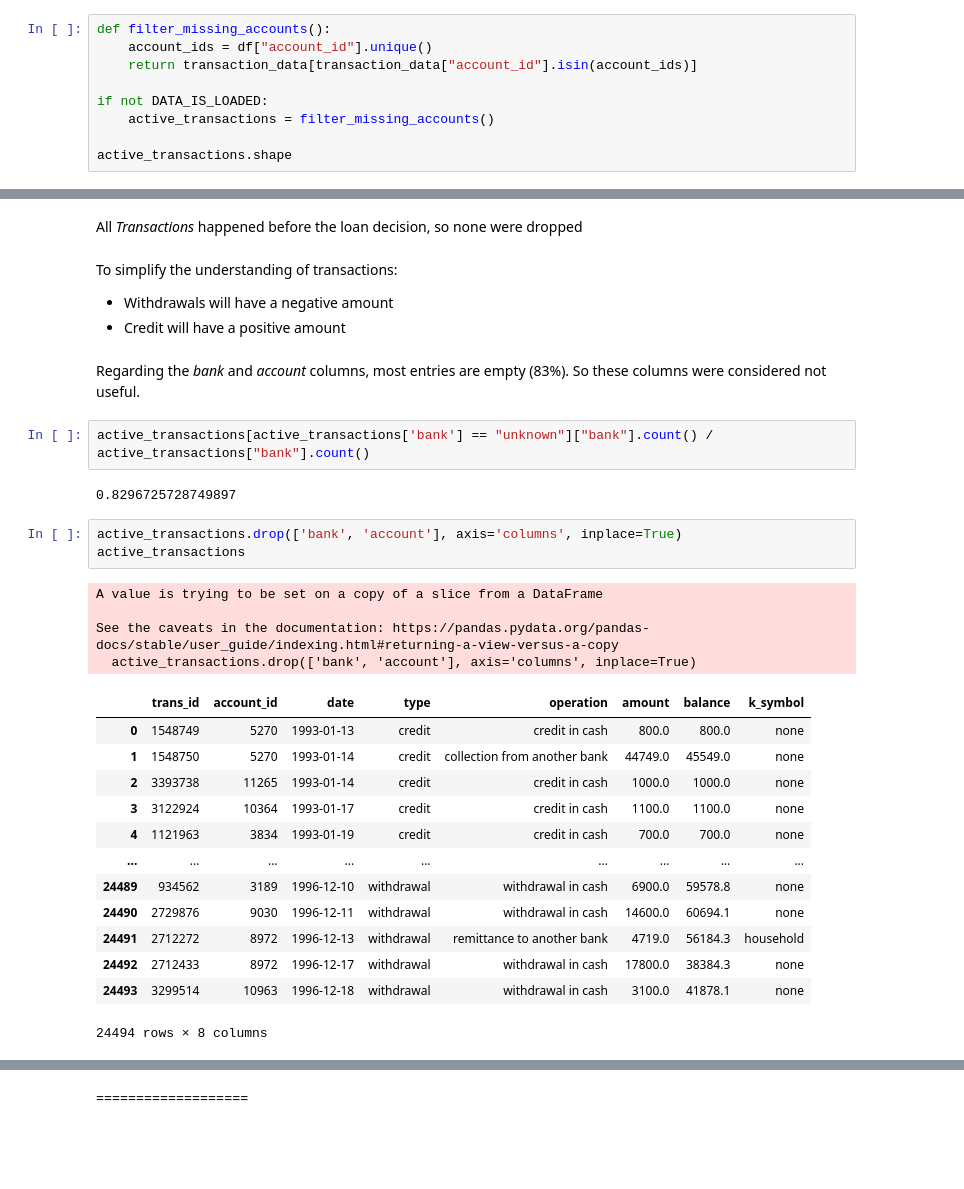
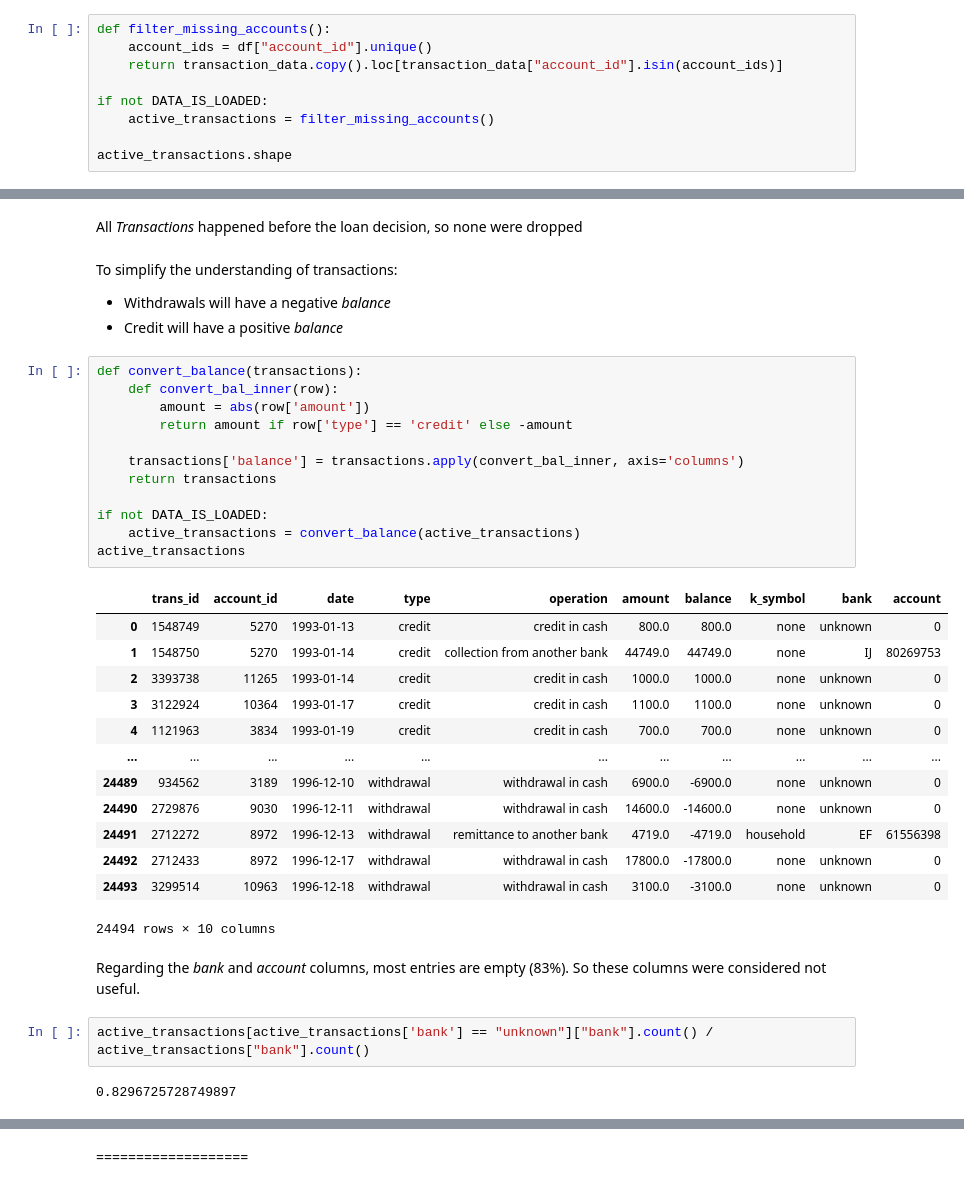
Before and after one commit to ruialves35/feup-ac, a Jupyter notebook: src/analysis/dataAnalysis.ipynb, the cells around one changed output, grey strips where cells are left out. Saved outputs shown, nothing was run; the diff lists cells and outputs as text; blank space fills up the shorter version.

Commit message:
Add: Updating transactions balance, adding sanctions column, etc.

```diff
--- a/src/analysis/dataAnalysis.ipynb
+++ b/src/analysis/dataAnalysis.ipynb
@@ -398,7 +398,7 @@ Name: k_symbol, dtype: int64
 # %%
 def filter_missing_accounts():
     account_ids = df["account_id"].unique()
-    return transaction_data[transaction_data["account_id"].isin(account_ids)]
+    return transaction_data.copy().loc[transaction_data["account_id"].isin(account_ids)]
 
 if not DATA_IS_LOADED:
     active_transactions = filter_missing_accounts()
@@ -431,32 +432,37 @@ Number of late transactions: 0
 All *Transactions* happened before the loan decision, so none were dropped
 # %% [markdown]
 To simplify the understanding of transactions:
-- Withdrawals will have a negative amount
-- Credit will have a positive amount
+- Withdrawals will have a negative *balance*
+- Credit will have a positive *balance*
-# %% [markdown]
-Regarding the *bank* and *account* columns, most entries are empty (83%). So these columns were considered not useful.
-# %%
-active_transactions[active_transactions['bank'] == "unknown"]["bank"].count() / active_transactions["bank"].count()
-# %% [output]
-0.8296725728749897
-# %%
-active_transactions.drop(['bank', 'account'], axis='columns', inplace=True)
-active_transactions
-# %% [output]
-A value is trying to be set on a copy of a slice from a DataFrame
-
-See the caveats in the documentation: https://pandas.pydata.org/pandas-docs/stable/user_guide/indexing.html#returning-a-view-versus-a-copy
-  active_transactions.drop(['bank', 'account'], axis='columns', inplace=True)
-|  | trans_id | account_id | date | type | operation | amount | balance | k_symbol |
-| 0 | 1548749 | 5270 | 1993-01-13 | credit | credit in cash | 800.0 | 800.0 | none |
-| 1 | 1548750 | 5270 | 1993-01-14 | credit | collection from another bank | 44749.0 | 45549.0 | none |
-| 2 | 3393738 | 11265 | 1993-01-14 | credit | credit in cash | 1000.0 | 1000.0 | none |
-| 3 | 3122924 | 10364 | 1993-01-17 | credit | credit in cash | 1100.0 | 1100.0 | none |
-| 4 | 1121963 | 3834 | 1993-01-19 | credit | credit in cash | 700.0 | 700.0 | none |
-| ... | ... | ... | ... | ... | ... | ... | ... | ... |
-| 24489 | 934562 | 3189 | 1996-12-10 | withdrawal | withdrawal in cash | 6900.0 | 59578.8 | none |
-| 24490 | 2729876 | 9030 | 1996-12-11 | withdrawal | withdrawal in cash | 14600.0 | 60694.1 | none |
-| 24491 | 2712272 | 8972 | 1996-12-13 | withdrawal | remittance to another bank | 4719.0 | 56184.3 | household |
-| 24492 | 2712433 | 8972 | 1996-12-17 | withdrawal | withdrawal in cash | 17800.0 | 38384.3 | none |
-| 24493 | 3299514 | 10963 | 1996-12-18 | withdrawal | withdrawal in cash | 3100.0 | 41878.1 | none |
-24494 rows × 8 columns
+# %%
+def convert_balance(transactions):
+    def convert_bal_inner(row):
+        amount = abs(row['amount'])
+        return amount if row['type'] == 'credit' else -amount
+
+    transactions['balance'] = transactions.apply(convert_bal_inner, axis='columns')
+    return transactions
+
+if not DATA_IS_LOADED:
+    active_transactions = convert_balance(active_transactions)
+active_transactions
+# %% [output]
+|  | trans_id | account_id | date | type | operation | amount | balance | k_symbol | bank | account |
+| 0 | 1548749 | 5270 | 1993-01-13 | credit | credit in cash | 800.0 | 800.0 | none | unknown | 0 |
+| 1 | 1548750 | 5270 | 1993-01-14 | credit | collection from another bank | 44749.0 | 44749.0 | none | IJ | 80269753 |
+| 2 | 3393738 | 11265 | 1993-01-14 | credit | credit in cash | 1000.0 | 1000.0 | none | unknown | 0 |
+| 3 | 3122924 | 10364 | 1993-01-17 | credit | credit in cash | 1100.0 | 1100.0 | none | unknown | 0 |
+| 4 | 1121963 | 3834 | 1993-01-19 | credit | credit in cash | 700.0 | 700.0 | none | unknown | 0 |
+| ... | ... | ... | ... | ... | ... | ... | ... | ... | ... | ... |
+| 24489 | 934562 | 3189 | 1996-12-10 | withdrawal | withdrawal in cash | 6900.0 | -6900.0 | none | unknown | 0 |
+| 24490 | 2729876 | 9030 | 1996-12-11 | withdrawal | withdrawal in cash | 14600.0 | -14600.0 | none | unknown | 0 |
+| 24491 | 2712272 | 8972 | 1996-12-13 | withdrawal | remittance to another bank | 4719.0 | -4719.0 | household | EF | 61556398 |
+| 24492 | 2712433 | 8972 | 1996-12-17 | withdrawal | withdrawal in cash | 17800.0 | -17800.0 | none | unknown | 0 |
+| 24493 | 3299514 | 10963 | 1996-12-18 | withdrawal | withdrawal in cash | 3100.0 | -3100.0 | none | unknown | 0 |
+24494 rows × 10 columns
+# %% [markdown]
+Regarding the *bank* and *account* columns, most entries are empty (83%). So these columns were considered not useful.
+# %%
+active_transactions[active_transactions['bank'] == "unknown"]["bank"].count() / active_transactions["bank"].count()
+# %% [output]
+0.8296725728749897
```
Also changed, not shown: parts of 7 cells of this notebook.
